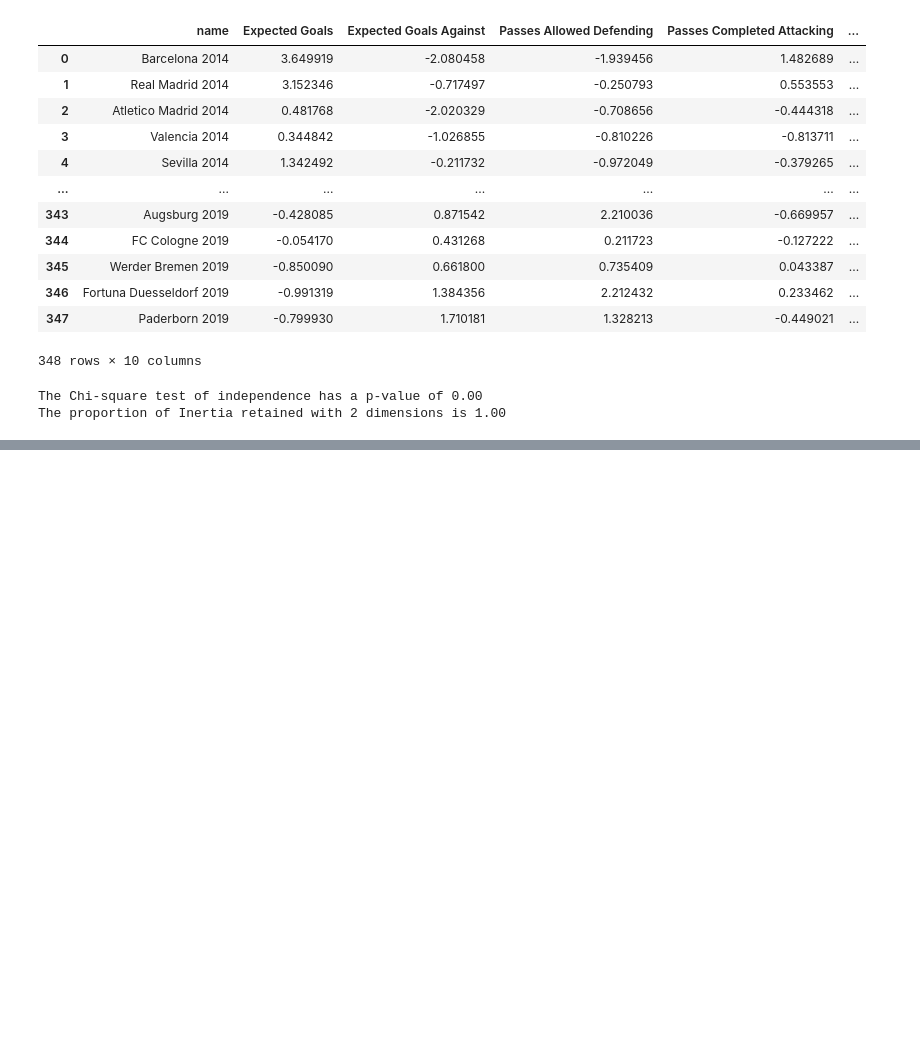
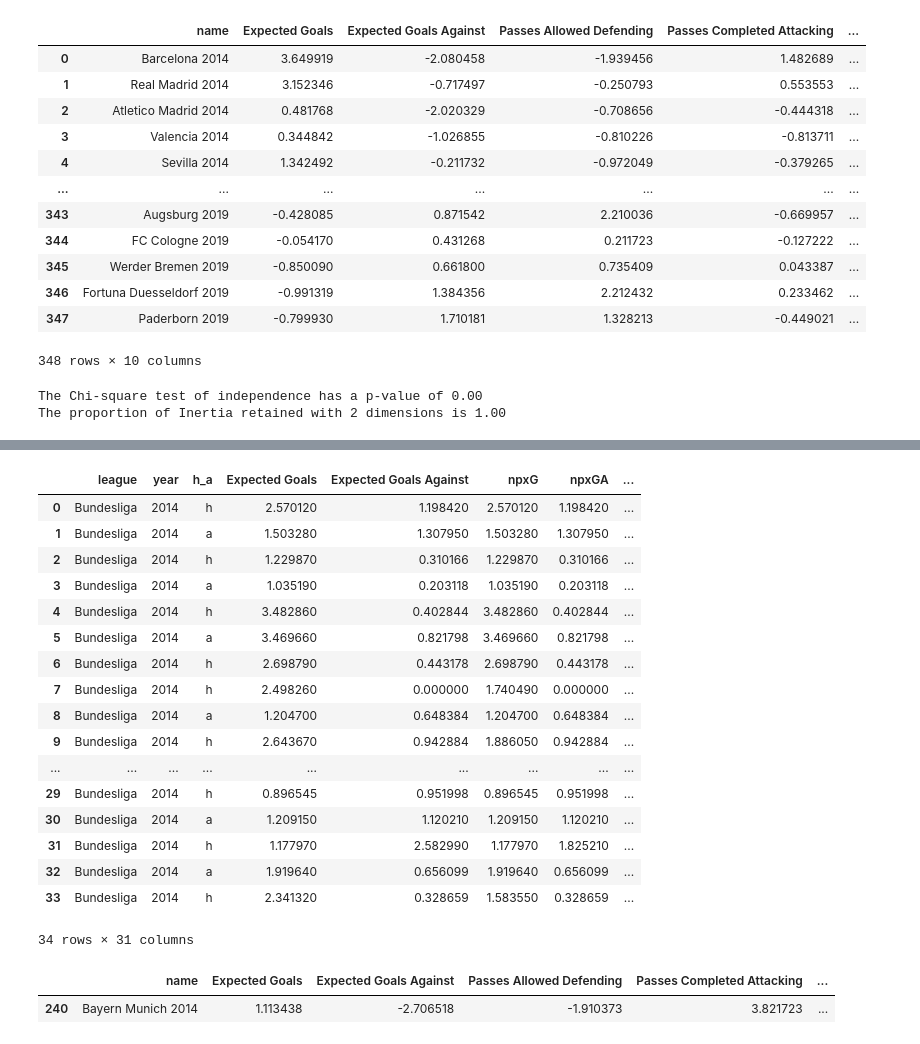
Before and after one commit to fredericojpr/Statistics-for-Data-Science-Project, a Jupyter notebook: Stats.ipynb, the cells around one changed output, grey strips where cells are left out. Drawn from its saved outputs; the diff is of its cells as text; code cells hidden in the pictures; blank space fills up the shorter version.

```diff
--- a/Stats.ipynb
+++ b/Stats.ipynb
@@ -808,0 +818,41 @@ df_centroids
+# %%
+df  = dfg.copy()
+# %%
+X = df_centroids[num_var]
+y = df_centroids.index
+
+from sklearn.neighbors import KNeighborsClassifier
+neigh = KNeighborsClassifier(n_neighbors=1)
+neigh.fit(X, y)
+
+pred = neigh.predict(df[num_var])
+# %%
+df['kmeans label'] = pred
+# %%
+df['name'] = df['team']+' '+df['year'].astype(str)
+# %%
+df[df.name.str.contains('Bayern Munich 2014')]
+# %% [output]
+|  | league | year | h_a | Expected Goals | Expected Goals Against | npxG | npxGA | ... |
+| 0 | Bundesliga | 2014 | h | 2.570120 | 1.198420 | 2.570120 | 1.198420 | ... |
+| 1 | Bundesliga | 2014 | a | 1.503280 | 1.307950 | 1.503280 | 1.307950 | ... |
+| 2 | Bundesliga | 2014 | h | 1.229870 | 0.310166 | 1.229870 | 0.310166 | ... |
+| 3 | Bundesliga | 2014 | a | 1.035190 | 0.203118 | 1.035190 | 0.203118 | ... |
+| 4 | Bundesliga | 2014 | h | 3.482860 | 0.402844 | 3.482860 | 0.402844 | ... |
+| 5 | Bundesliga | 2014 | a | 3.469660 | 0.821798 | 3.469660 | 0.821798 | ... |
+| 6 | Bundesliga | 2014 | h | 2.698790 | 0.443178 | 2.698790 | 0.443178 | ... |
+| 7 | Bundesliga | 2014 | h | 2.498260 | 0.000000 | 1.740490 | 0.000000 | ... |
+| 8 | Bundesliga | 2014 | a | 1.204700 | 0.648384 | 1.204700 | 0.648384 | ... |
+| 9 | Bundesliga | 2014 | h | 2.643670 | 0.942884 | 1.886050 | 0.942884 | ... |
+| ... | ... | ... | ... | ... | ... | ... | ... | ... |
+| 29 | Bundesliga | 2014 | h | 0.896545 | 0.951998 | 0.896545 | 0.951998 | ... |
+| 30 | Bundesliga | 2014 | a | 1.209150 | 1.120210 | 1.209150 | 1.120210 | ... |
+| 31 | Bundesliga | 2014 | h | 1.177970 | 2.582990 | 1.177970 | 1.825210 | ... |
+| 32 | Bundesliga | 2014 | a | 1.919640 | 0.656099 | 1.919640 | 0.656099 | ... |
+| 33 | Bundesliga | 2014 | h | 2.341320 | 0.328659 | 1.583550 | 0.328659 | ... |
+34 rows × 31 columns
+# %%
+df_concat[df_concat.name.str.contains('Bayern Munich 2014')]
+# %% [output]
+|  | name | Expected Goals | Expected Goals Against | Passes Allowed Defending | Passes Completed Attacking | ... |
+| 240 | Bayern Munich 2014 | 1.113438 | -2.706518 | -1.910373 | 3.821723 | ... |
```
Also changed, not shown: parts of 9 cells of this notebook.
